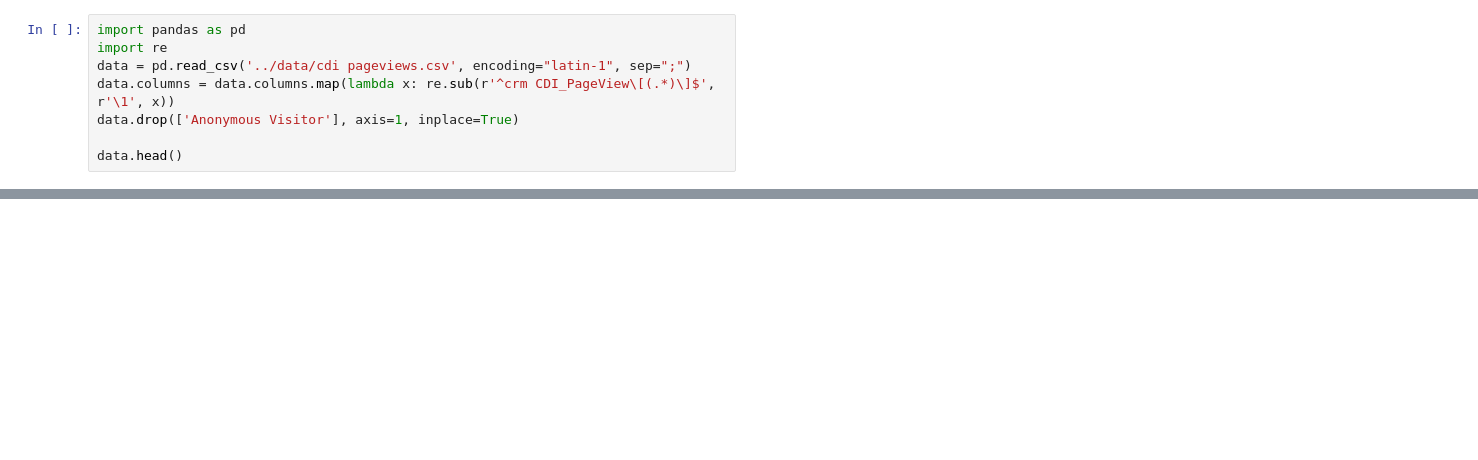
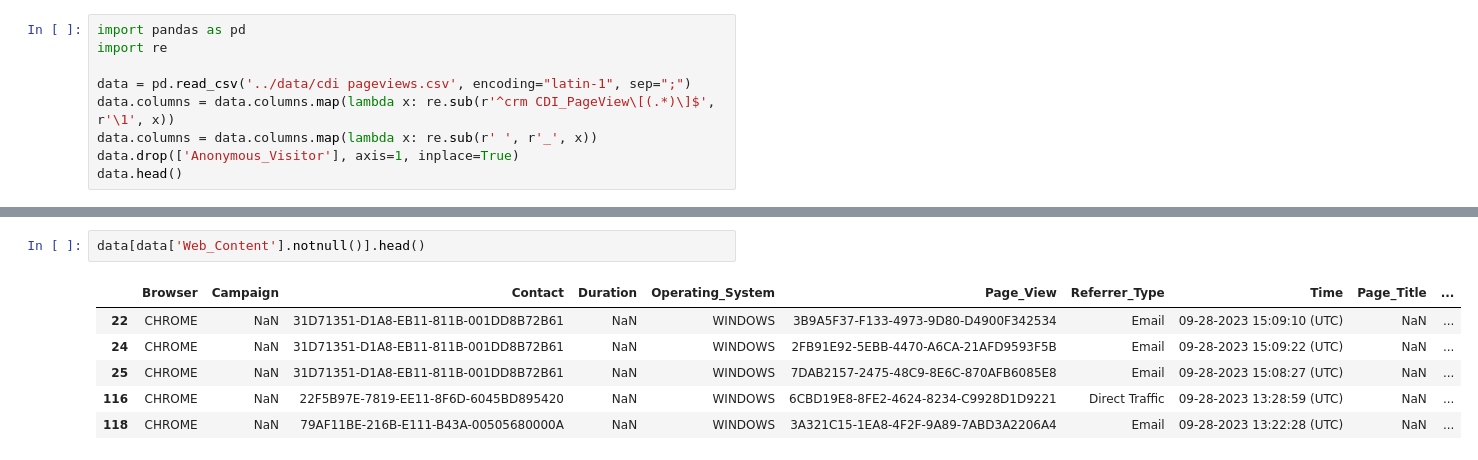
Before and after one commit to Floris-Buyse-FB/Data-Engineering-Project-2, a Jupyter notebook: scripts/cdiPageviews.ipynb, the cells around one changed output, grey strips where cells are left out. Cells and saved outputs as stored; diff of their text form; blank space fills up the shorter version.

```diff
--- a/scripts/cdiPageviews.ipynb
+++ b/scripts/cdiPageviews.ipynb
@@ -1,9 +1,10 @@
 # %%
 import pandas as pd
 import re
+
 data = pd.read_csv('../data/cdi pageviews.csv', encoding="latin-1", sep=";")
 data.columns = data.columns.map(lambda x: re.sub(r'^crm CDI_PageView\[(.*)\]$', r'\1', x))
-data.drop(['Anonymous Visitor'], axis=1, inplace=True)
-
+data.columns = data.columns.map(lambda x: re.sub(r' ', r'_', x))
+data.drop(['Anonymous_Visitor'], axis=1, inplace=True)
 data.head()
 # %% [output]
@@ -15,0 +80,9 @@ data.head()
+# %%
+data[data['Web_Content'].notnull()].head()
+# %% [output]
+|  | Browser | Campaign | Contact | Duration | Operating_System | Page_View | Referrer_Type | Time | Page_Title | ... |
+| 22 | CHROME | NaN | 31D71351-D1A8-EB11-811B-001DD8B72B61 | NaN | WINDOWS | 3B9A5F37-F133-4973-9D80-D4900F342534 | Email | 09-28-2023 15:09:10 (UTC) | NaN | ... |
+| 24 | CHROME | NaN | 31D71351-D1A8-EB11-811B-001DD8B72B61 | NaN | WINDOWS | 2FB91E92-5EBB-4470-A6CA-21AFD9593F5B | Email | 09-28-2023 15:09:22 (UTC) | NaN | ... |
+| 25 | CHROME | NaN | 31D71351-D1A8-EB11-811B-001DD8B72B61 | NaN | WINDOWS | 7DAB2157-2475-48C9-8E6C-870AFB6085E8 | Email | 09-28-2023 15:08:27 (UTC) | NaN | ... |
+| 116 | CHROME | NaN | 22F5B97E-7819-EE11-8F6D-6045BD895420 | NaN | WINDOWS | 6CBD19E8-8FE2-4624-8234-C9928D1D9221 | Direct Traffic | 09-28-2023 13:28:59 (UTC) | NaN | ... |
+| 118 | CHROME | NaN | 79AF11BE-216B-E111-B43A-00505680000A | NaN | WINDOWS | 3A321C15-1EA8-4F2F-9A89-7ABD3A2206A4 | Email | 09-28-2023 13:22:28 (UTC) | NaN | ... |
```
Also changed, not shown: parts of 7 cells of this notebook, 11 other files.
